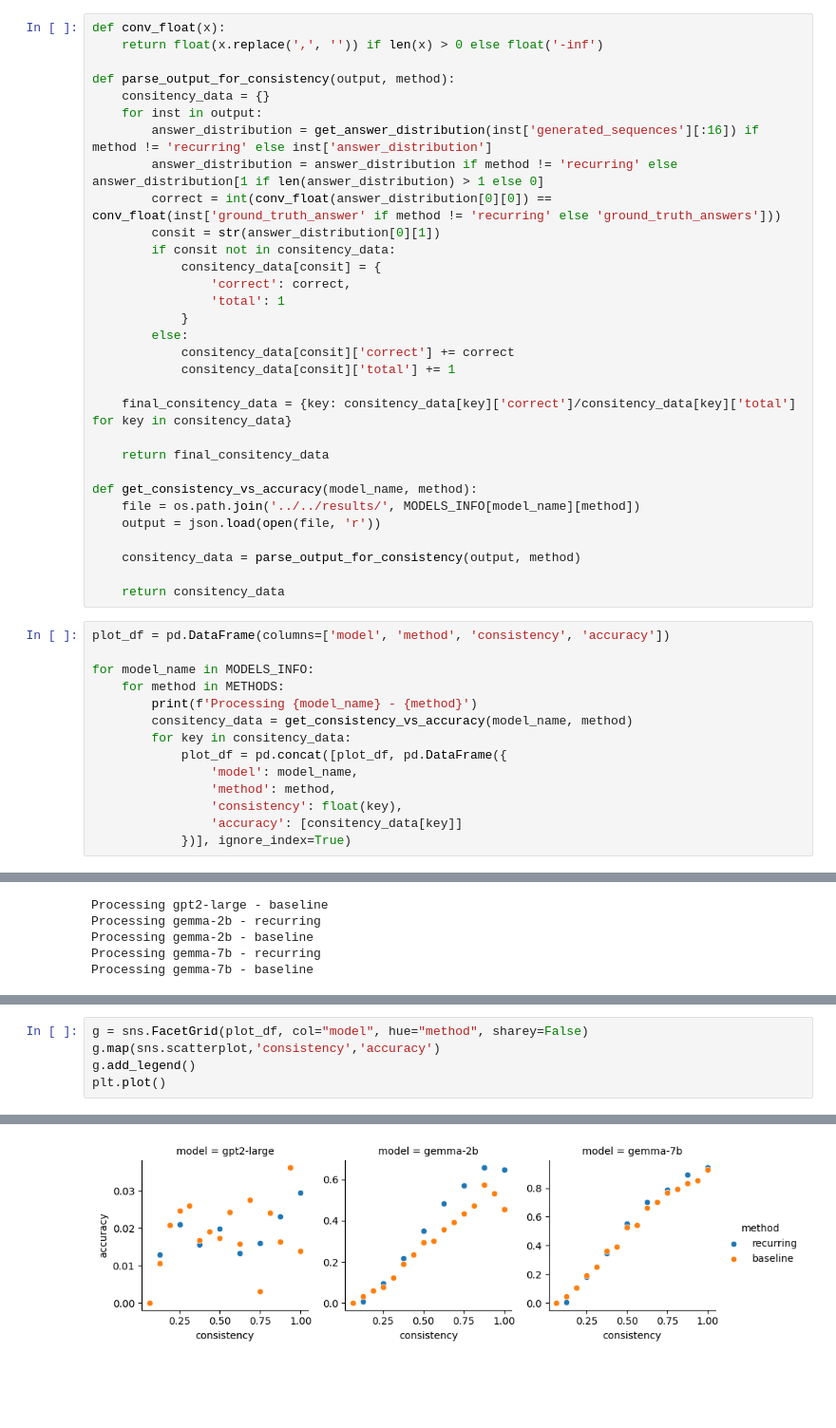
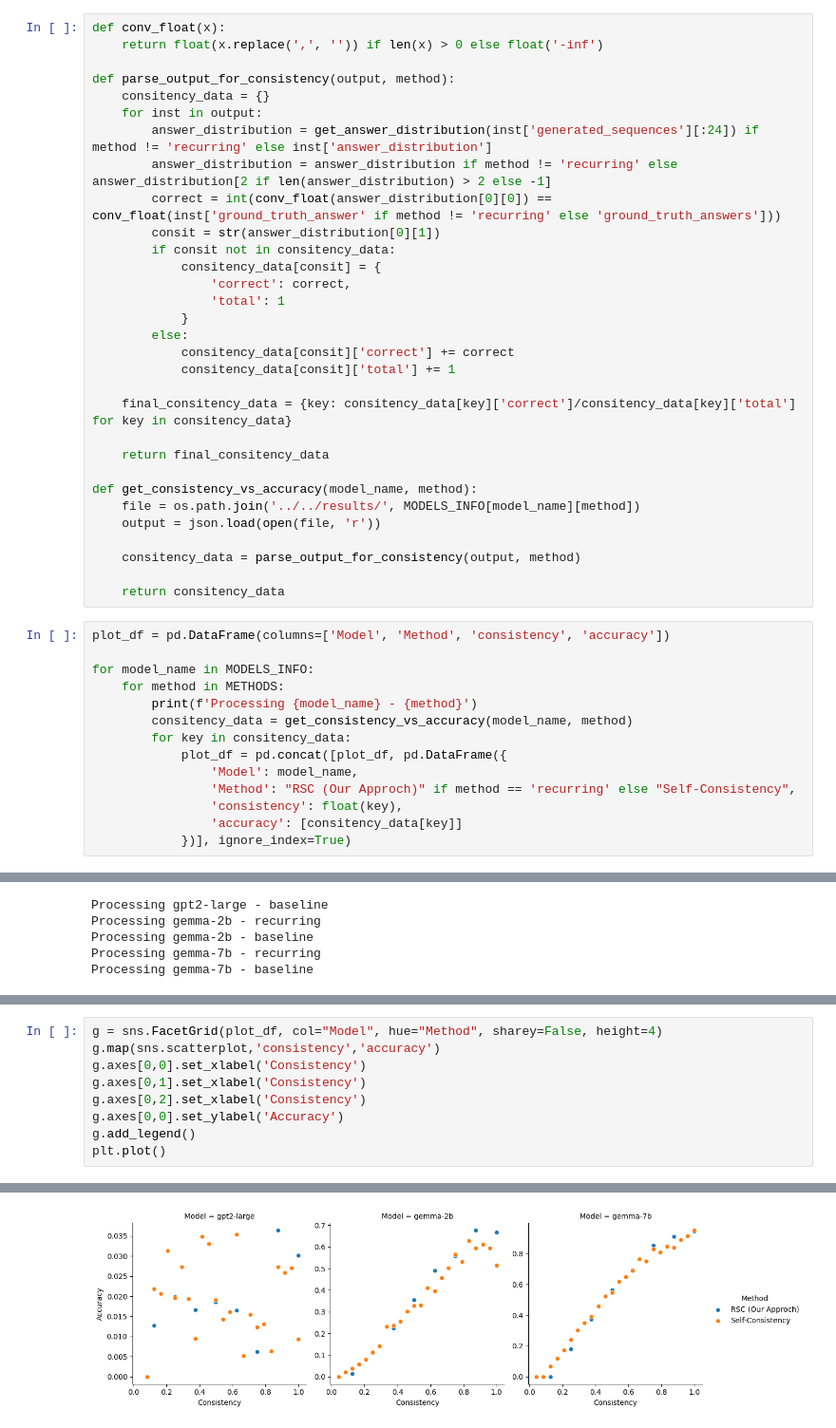
Before and after one commit to AVS1508/COMPSCI-685-Project, a Jupyter notebook: src/evaluation/accuracy_vs_consistency.ipynb, the cells around one changed output, grey strips where cells are left out. Shown: that part at 95% size. Drawn from its saved outputs; the diff is of its cells as text; blank space fills up the shorter version.

```diff
--- a/src/evaluation/accuracy_vs_consistency.ipynb
+++ b/src/evaluation/accuracy_vs_consistency.ipynb
@@ -52,8 +52,8 @@ def conv_float(x):
 def parse_output_for_consistency(output, method):
     consitency_data = {}
     for inst in output:
-        answer_distribution = get_answer_distribution(inst['generated_sequences'][:16]) if method != 'recurring' else inst['answer_distribution']
-        answer_distribution = answer_distribution if method != 'recurring' else answer_distribution[1 if len(answer_distribution) > 1 else 0]
+        answer_distribution = get_answer_distribution(inst['generated_sequences'][:24]) if method != 'recurring' else inst['answer_distribution']
+        answer_distribution = answer_distribution if method != 'recurring' else answer_distribution[2 if len(answer_distribution) > 2 else -1]
         correct = int(conv_float(answer_distribution[0][0]) == conv_float(inst['ground_truth_answer' if method != 'recurring' else 'ground_truth_answers']))
         consit = str(answer_distribution[0][1])
         if consit not in consitency_data:
@@ -77,7 +77,7 @@ def get_consistency_vs_accuracy(model_name, method):
 
     return consitency_data
 # %%
-plot_df = pd.DataFrame(columns=['model', 'method', 'consistency', 'accuracy'])
+plot_df = pd.DataFrame(columns=['Model', 'Method', 'consistency', 'accuracy'])
 
 for model_name in MODELS_INFO:
     for method in METHODS:
@@ -85,8 +85,8 @@ for model_name in MODELS_INFO:
         consitency_data = get_consistency_vs_accuracy(model_name, method)
         for key in consitency_data:
             plot_df = pd.concat([plot_df, pd.DataFrame({
-                'model': model_name,
-                'method': method,
+                'Model': model_name,
+                'Method': "RSC (Our Approch)" if method == 'recurring' else "Self-Consistency",
                 'consistency': float(key),
                 'accuracy': [consitency_data[key]]
             })], ignore_index=True)
@@ -120,8 +120,12 @@ plot_df.head(20)
 # %%
-g = sns.FacetGrid(plot_df, col="model", hue="method", sharey=False)
+g = sns.FacetGrid(plot_df, col="Model", hue="Method", sharey=False, height=4)
 g.map(sns.scatterplot,'consistency','accuracy')
+g.axes[0,0].set_xlabel('Consistency')
+g.axes[0,1].set_xlabel('Consistency')
+g.axes[0,2].set_xlabel('Consistency')
+g.axes[0,0].set_ylabel('Accuracy')
 g.add_legend()
 plt.plot()
 # %% [output]
 []
-[figure, old version]
+[figure, new version]
```
Also changed, not shown: parts of 1 cell of this notebook, 4 other files.
